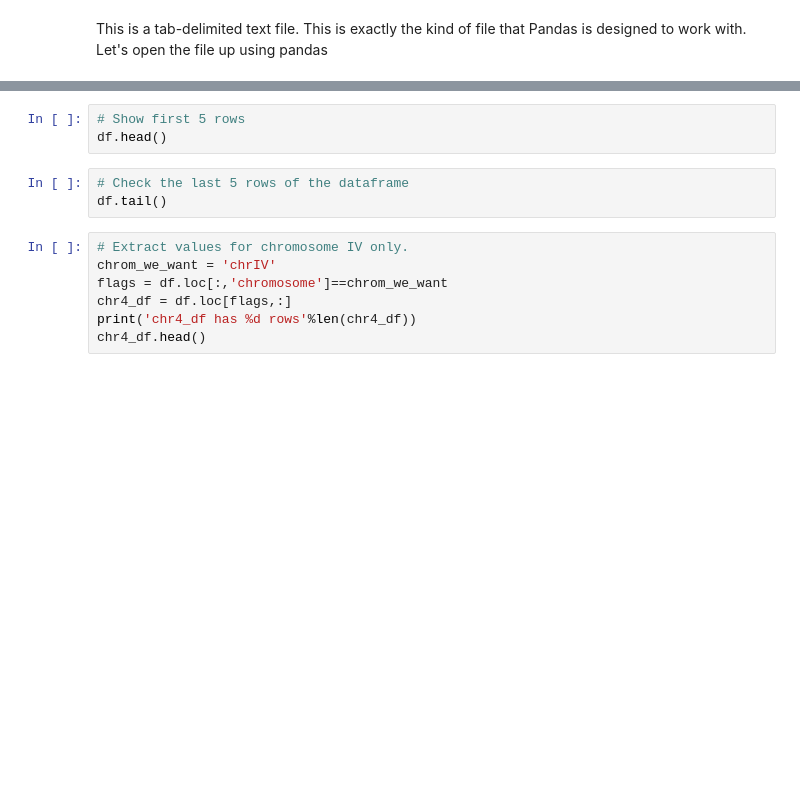
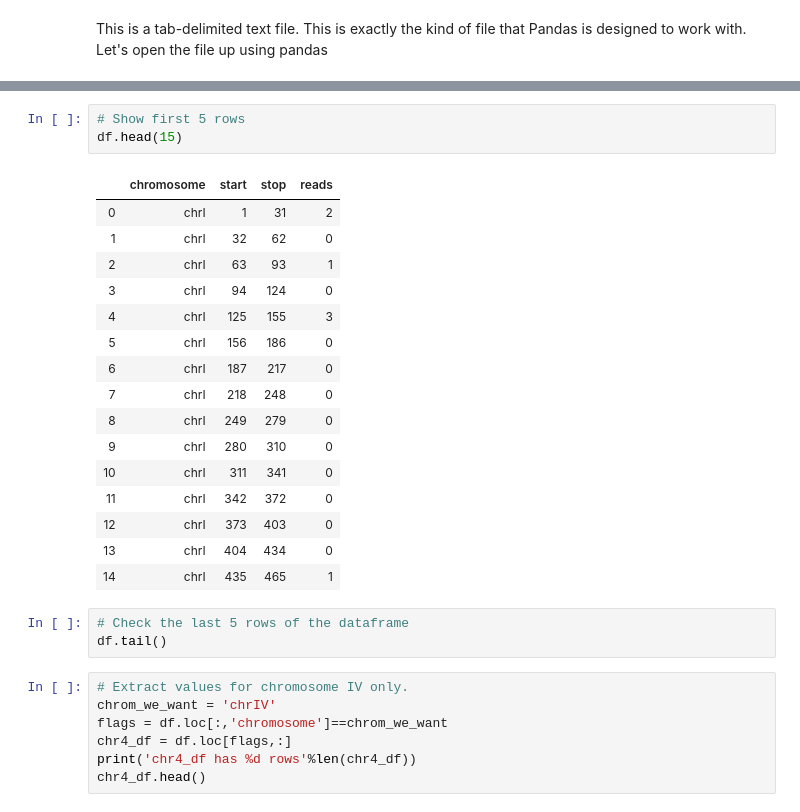
Before and after one commit to jbkinney/19_qbbootcamp, a Jupyter notebook: python/5_dnareplication.ipynb, the cells around one changed output, grey strips where cells are left out. Drawn from its saved outputs; the diff is of its cells as text; blank space fills up the shorter version.

```diff
--- a/python/5_dnareplication.ipynb
+++ b/python/5_dnareplication.ipynb
@@ -32,6 +45,23 @@ print(df.shape)
 # %%
 # Show first 5 rows
-df.head()
+df.head(15)
+# %% [output]
+|  | chromosome | start | stop | reads |
+| 0 | chrI | 1 | 31 | 2 |
+| 1 | chrI | 32 | 62 | 0 |
+| 2 | chrI | 63 | 93 | 1 |
+| 3 | chrI | 94 | 124 | 0 |
+| 4 | chrI | 125 | 155 | 3 |
+| 5 | chrI | 156 | 186 | 0 |
+| 6 | chrI | 187 | 217 | 0 |
+| 7 | chrI | 218 | 248 | 0 |
+| 8 | chrI | 249 | 279 | 0 |
+| 9 | chrI | 280 | 310 | 0 |
+| 10 | chrI | 311 | 341 | 0 |
+| 11 | chrI | 342 | 372 | 0 |
+| 12 | chrI | 373 | 403 | 0 |
+| 13 | chrI | 404 | 434 | 0 |
+| 14 | chrI | 435 | 465 | 1 |
 # %%
 # Check the last 5 rows of the dataframe
 df.tail()
```
Also changed, not shown: parts of 2 cells of this notebook, 8 other files.
